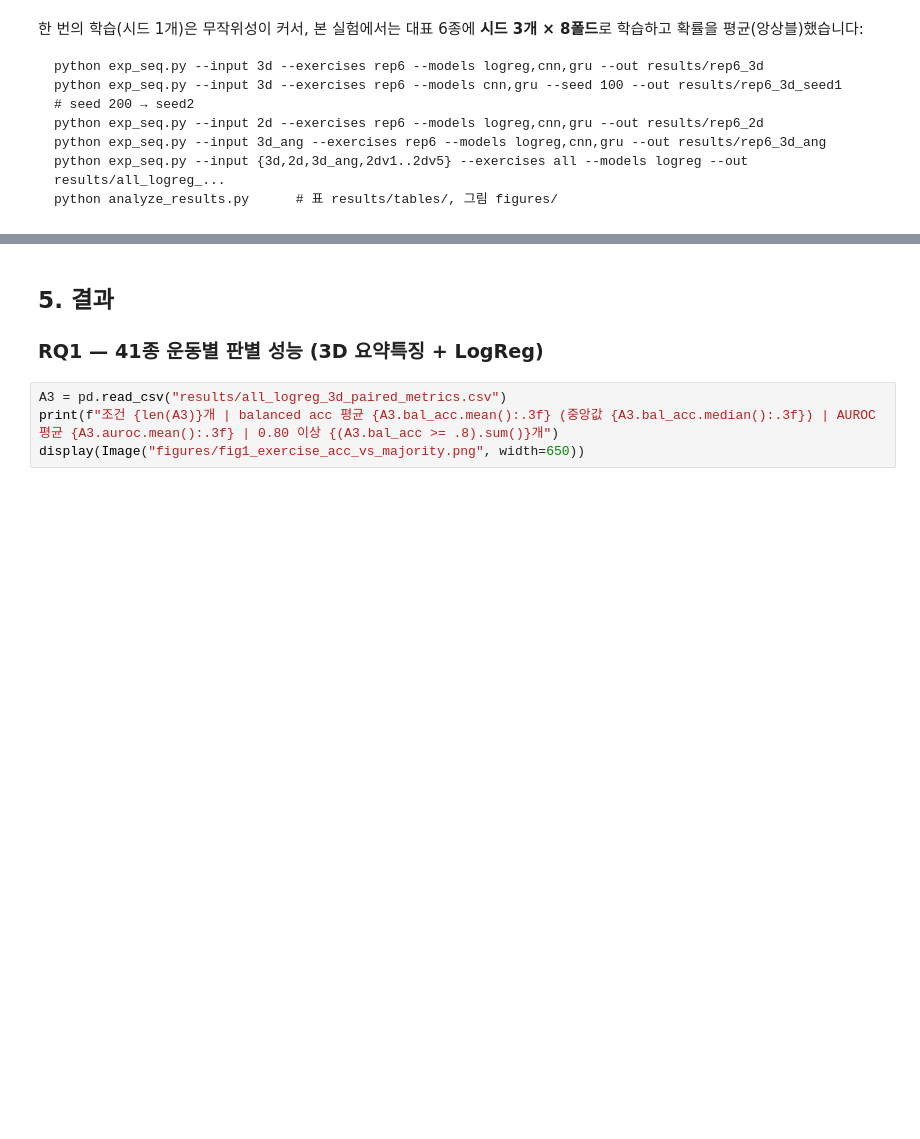
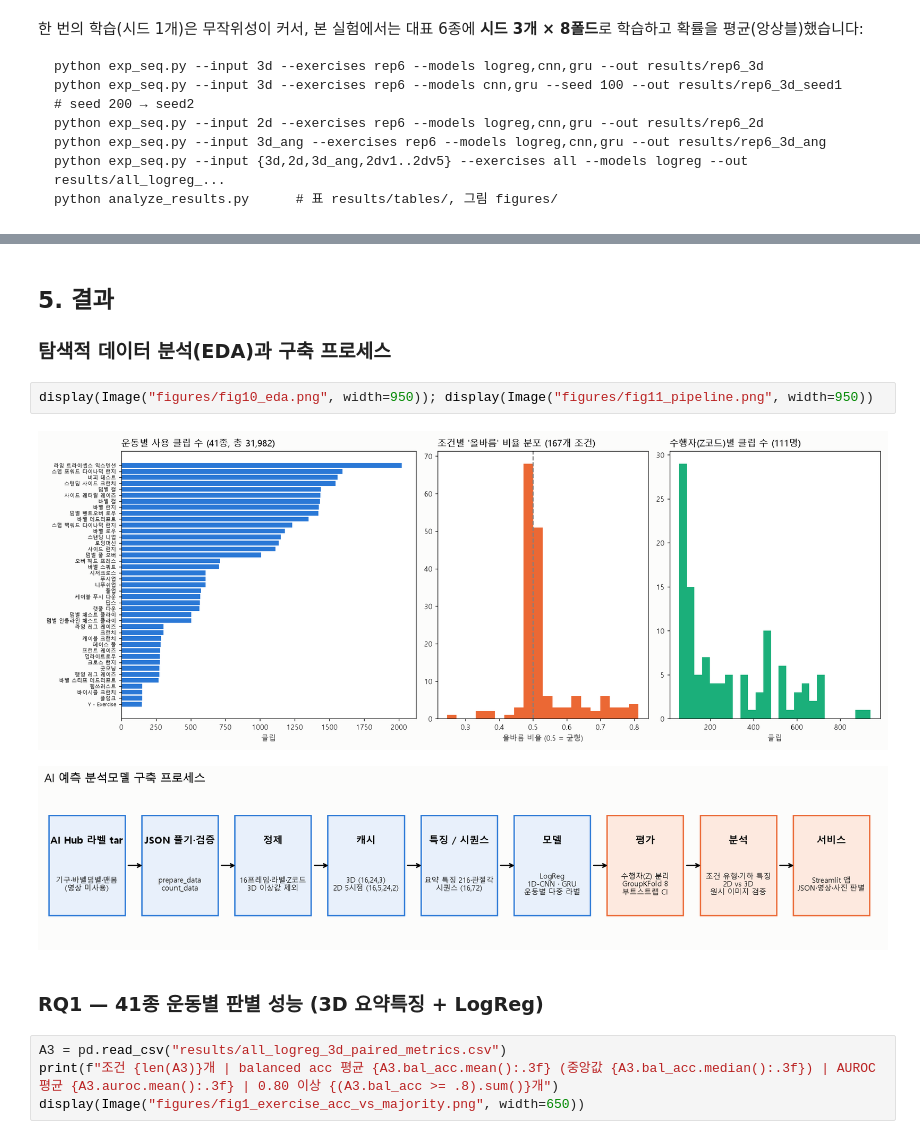
Before and after one commit to yzihun0123/analyze-fitness, a Jupyter notebook: fitness_pose_project.ipynb, the cells around one changed output, grey strips where cells are left out. Cells and saved outputs as stored; diff of their text form; blank space fills up the shorter version.

```diff
--- a/fitness_pose_project.ipynb
+++ b/fitness_pose_project.ipynb
@@ -202,5 +273,12 @@ python analyze_results.py      # 표 results/tables/, 그림 figures/
+# %% [markdown]
+## 5. 결과
+### 탐색적 데이터 분석(EDA)과 구축 프로세스
+# %%
+display(Image("figures/fig10_eda.png", width=950)); display(Image("figures/fig11_pipeline.png", width=950))
+# %% [output]
+[figure, added]
+[figure, added]
 # %% [markdown]
-## 5. 결과
 ### RQ1 — 41종 운동별 판별 성능 (3D 요약특징 + LogReg)
 # %%
 A3 = pd.read_csv("results/all_logreg_3d_paired_metrics.csv")
```
Also changed, not shown: parts of 8 cells of this notebook, 26 other files.
